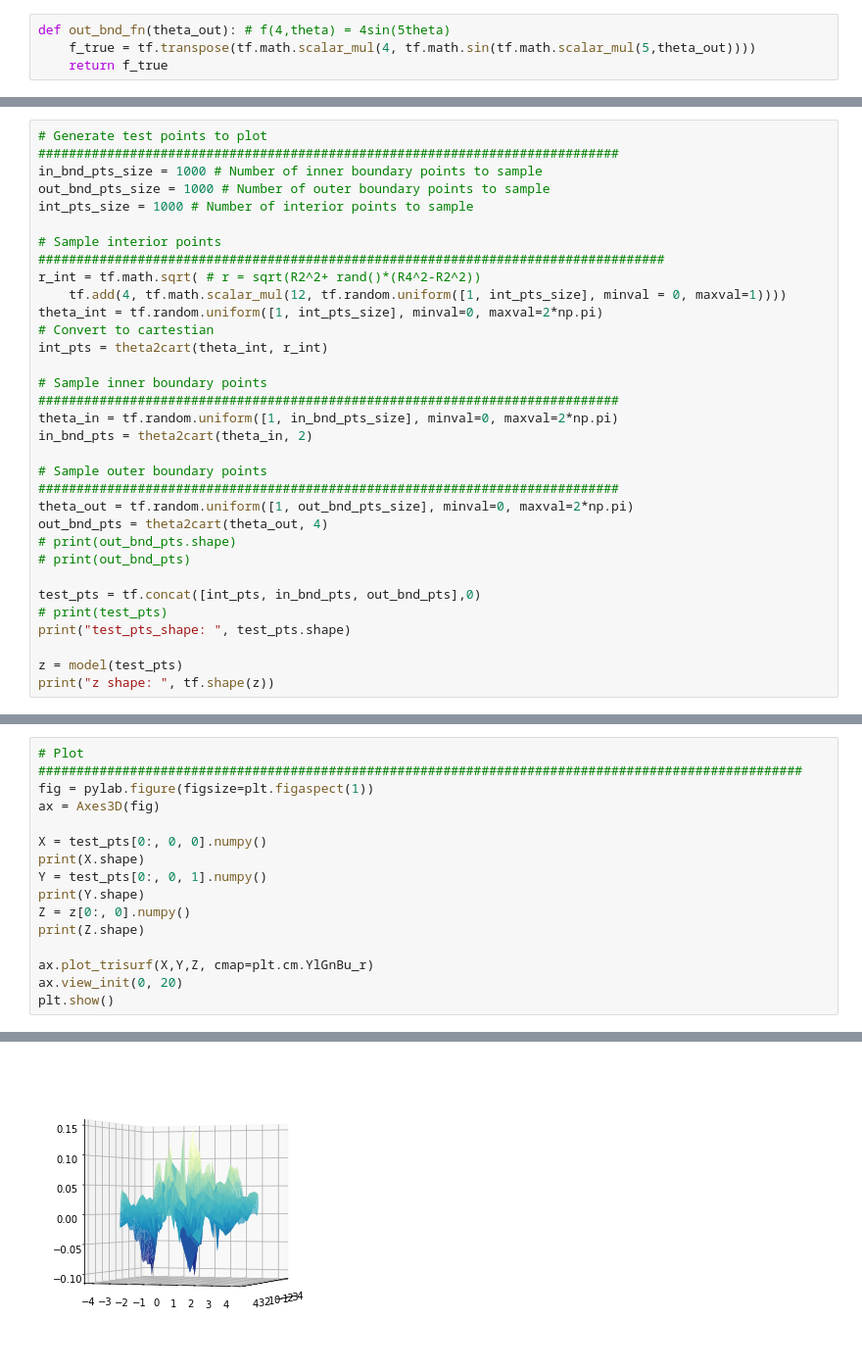
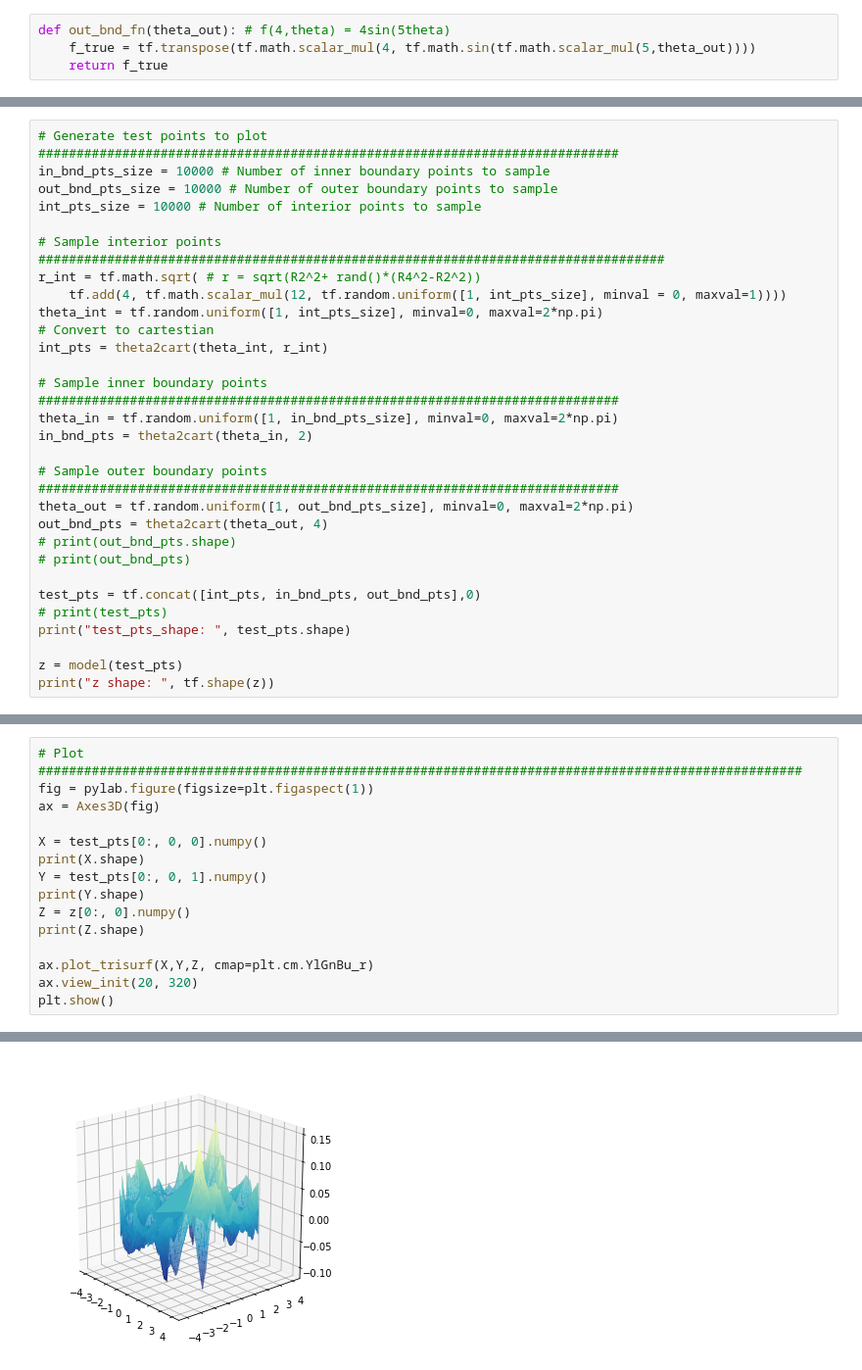
Before and after one commit to DothWalrus/machine_learning_pde, a Jupyter notebook: 2d_laplace_dvm.ipynb, the cells around one changed output, grey strips where cells are left out. Shown at 98% size. Drawn from its saved outputs; the diff is of its cells as text.

```diff
--- a/2d_laplace_dvm.ipynb
+++ b/2d_laplace_dvm.ipynb
@@ -202,8 +182,8 @@ Epoch 190: Loss: 820.010
 # %%
 # Generate test points to plot ############################################################################
-in_bnd_pts_size = 1000 # Number of inner boundary points to sample
-out_bnd_pts_size = 1000 # Number of outer boundary points to sample
-int_pts_size = 1000 # Number of interior points to sample
+in_bnd_pts_size = 10000 # Number of inner boundary points to sample
+out_bnd_pts_size = 10000 # Number of outer boundary points to sample
+int_pts_size = 10000 # Number of interior points to sample
 
 # Sample interior points ##################################################################################
 r_int = tf.math.sqrt( # r = sqrt(R2^2+ rand()*(R4^2-R2^2))
@@ -244,6 +224,6 @@ Z = z[0:, 0].numpy()
 print(Z.shape)
 
 ax.plot_trisurf(X,Y,Z, cmap=plt.cm.YlGnBu_r)
-ax.view_init(0, 20)
+ax.view_init(20, 320)
 plt.show()
 # %% [output]
@@ -253,4 +233,4 @@ plt.show()
-[figure, old version]
+[figure, new version]
 # %%
 plt.scatter(X,Y)
 plt.show()
```
Also changed, not shown: parts of 8 cells of this notebook, 1 other file.
